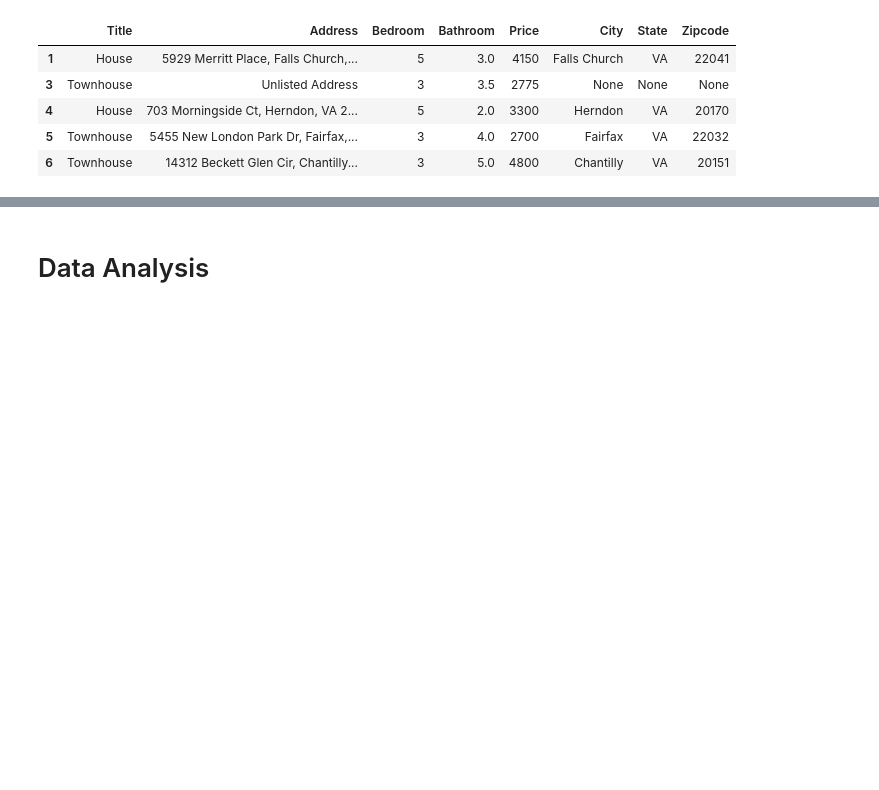
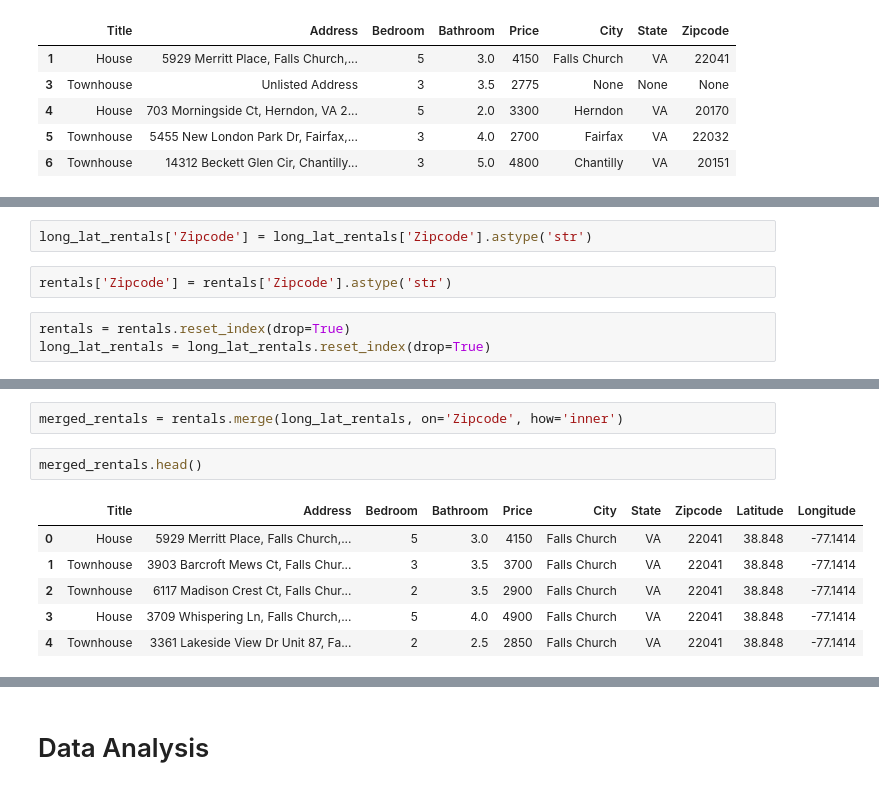
Before and after one commit to jenjen0233/Rentals-Analysis, a Jupyter notebook: homes_scraping.ipynb, the cells around one changed output, grey strips where cells are left out. Saved outputs shown, nothing was run; the diff lists cells and outputs as text; blank space fills up the shorter version.

Commit message:
adding longitude and lattitude columns got from Tableau

```diff
--- a/homes_scraping.ipynb
+++ b/homes_scraping.ipynb
@@ -1302,0 +1369,7 @@ rentals.head()
+# %%
+long_lat_rentals['Zipcode'] = long_lat_rentals['Zipcode'].astype('str')
+# %%
+rentals['Zipcode'] = rentals['Zipcode'].astype('str')
+# %%
+rentals = rentals.reset_index(drop=True)
+long_lat_rentals = long_lat_rentals.reset_index(drop=True)
@@ -1302,0 +1391,11 @@ rentals.head()
+# %%
+merged_rentals = rentals.merge(long_lat_rentals, on='Zipcode', how='inner')
+# %%
+merged_rentals.head()
+# %% [output]
+|  | Title | Address | Bedroom | Bathroom | Price | City | State | Zipcode | Latitude | Longitude |
+| 0 | House | 5929 Merritt Place, Falls Church,... | 5 | 3.0 | 4150 | Falls Church | VA | 22041 | 38.848 | -77.1414 |
+| 1 | Townhouse | 3903 Barcroft Mews Ct, Falls Chur... | 3 | 3.5 | 3700 | Falls Church | VA | 22041 | 38.848 | -77.1414 |
+| 2 | Townhouse | 6117 Madison Crest Ct, Falls Chur... | 2 | 3.5 | 2900 | Falls Church | VA | 22041 | 38.848 | -77.1414 |
+| 3 | House | 3709 Whispering Ln, Falls Church,... | 5 | 4.0 | 4900 | Falls Church | VA | 22041 | 38.848 | -77.1414 |
+| 4 | Townhouse | 3361 Lakeside View Dr Unit 87, Fa... | 2 | 2.5 | 2850 | Falls Church | VA | 22041 | 38.848 | -77.1414 |
```
Also changed, not shown: parts of 17 cells of this notebook, 6 other files.
